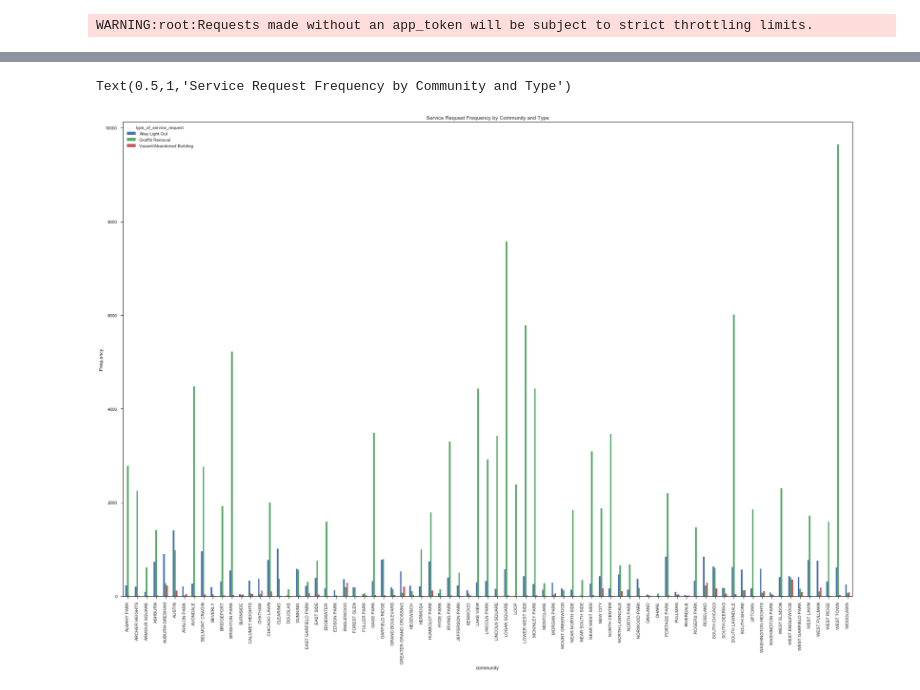
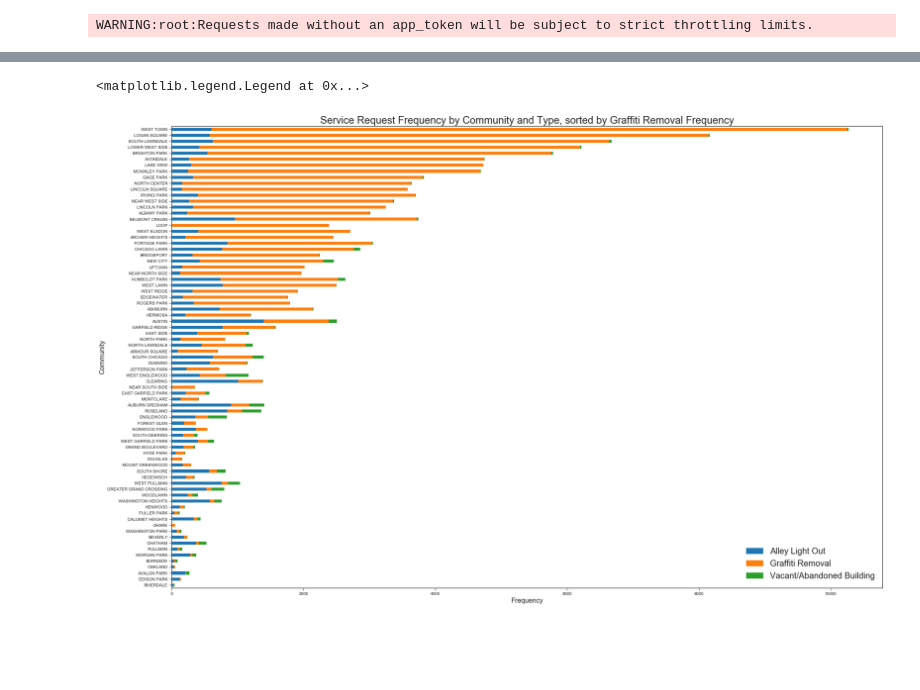
Before and after one commit to cherdeman/ML_for_Public_Policy, a Jupyter notebook: Assignment1/Herdeman - Assignment 1.ipynb, the cells around one changed output, grey strips where cells are left out. Cells and saved outputs as stored; diff of their text form; code cells hidden in the pictures; blank space fills up the shorter version.

```diff
--- a/Assignment1/Herdeman - Assignment 1.ipynb
+++ b/Assignment1/Herdeman - Assignment 1.ipynb
@@ -31,9 +49,12 @@ Text(0.5,1,'Service Request Frequency by Month and Type')
 # %%
-by_community = data_collection_311.summary_statistics(full_df, 'type_of_service_request', 'community')
-by_community
-by_community.plot(figsize=(30,20), kind='bar')
-plt.ylabel('Frequency')
-plt.title('Service Request Frequency by Community and Type')
+# Request volume by time and community
+by_community = (data_collection_311.summary_statistics
+                (full_df, 'type_of_service_request', 'community', np.sum).sort_values('Graffiti Removal'))
+by_community.plot(figsize=(30,20), kind='barh', stacked = True)
+plt.xlabel('Frequency', size = 16)
+plt.ylabel('Community', size = 16)
+plt.title('Service Request Frequency by Community and Type, sorted by Graffiti Removal Frequency', size=24)
+plt.legend(prop={'size': 20})
 # %% [output]
-Text(0.5,1,'Service Request Frequency by Community and Type')
+<matplotlib.legend.Legend at 0x...>
-[figure, old version]
+[figure, new version]
```
Also changed, not shown: parts of 46 cells of this notebook, 9 other files.
